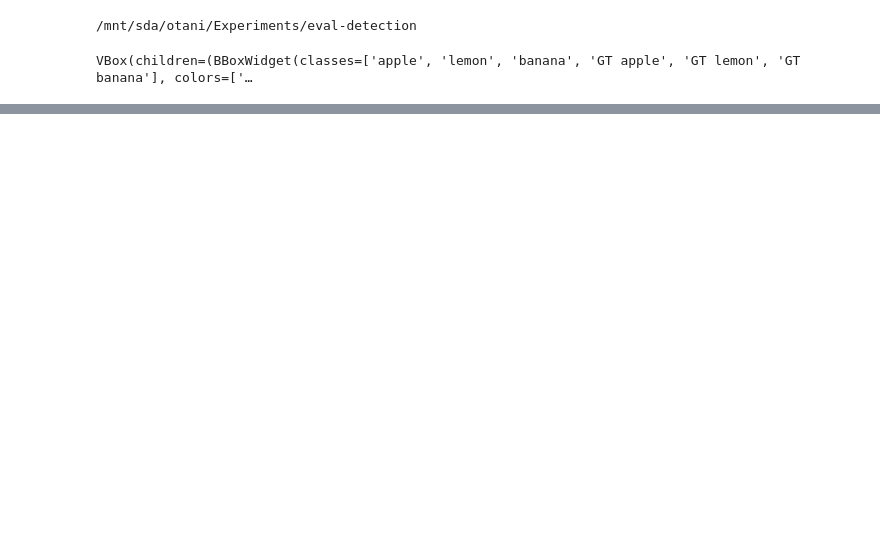
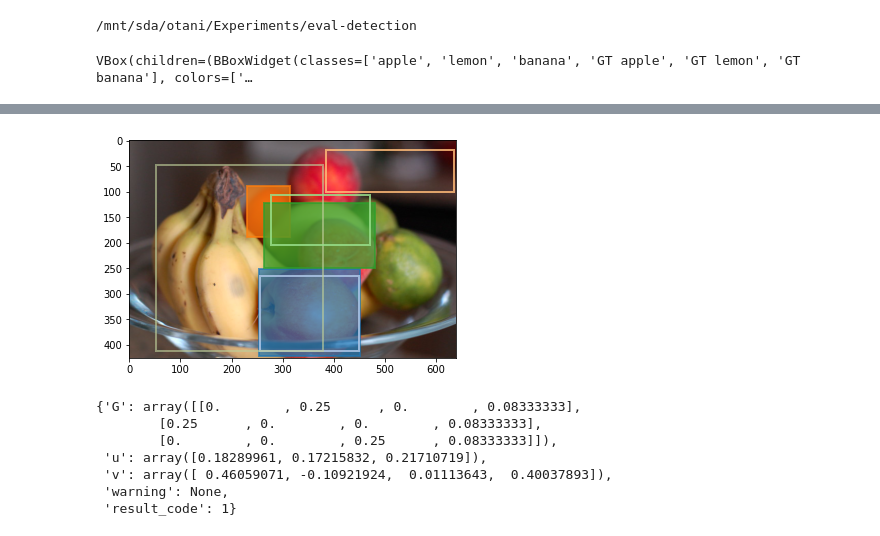
Before and after one commit to mayu-ot/oc-cost, a Jupyter notebook: notebooks/exploratory/interactive_otc_design_explore.ipynb, the cells around one changed output, grey strips where cells are left out. Cells and saved outputs as stored; diff of their text form; code cells hidden in the pictures; blank space fills up the shorter version.

```diff
--- a/notebooks/exploratory/interactive_otc_design_explore.ipynb
+++ b/notebooks/exploratory/interactive_otc_design_explore.ipynb
@@ -279,0 +157,12 @@ bboxes
+# %%
+cmap_fnc = lambda x, y: get_cmap(x, y, use_dummy=False)
+display_alignment(cmap_fnc)
+# %% [output]
+[figure, added]
+{'G': array([[0.        , 0.25      , 0.        , 0.08333333],
+        [0.25      , 0.        , 0.        , 0.08333333],
+        [0.        , 0.        , 0.25      , 0.08333333]]),
+ 'u': array([0.18289961, 0.17215832, 0.21710719]),
+ 'v': array([ 0.46059071, -0.10921924,  0.01113643,  0.40037893]),
+ 'warning': None,
+ 'result_code': 1}
```
Also changed, not shown: parts of 10 cells of this notebook.
